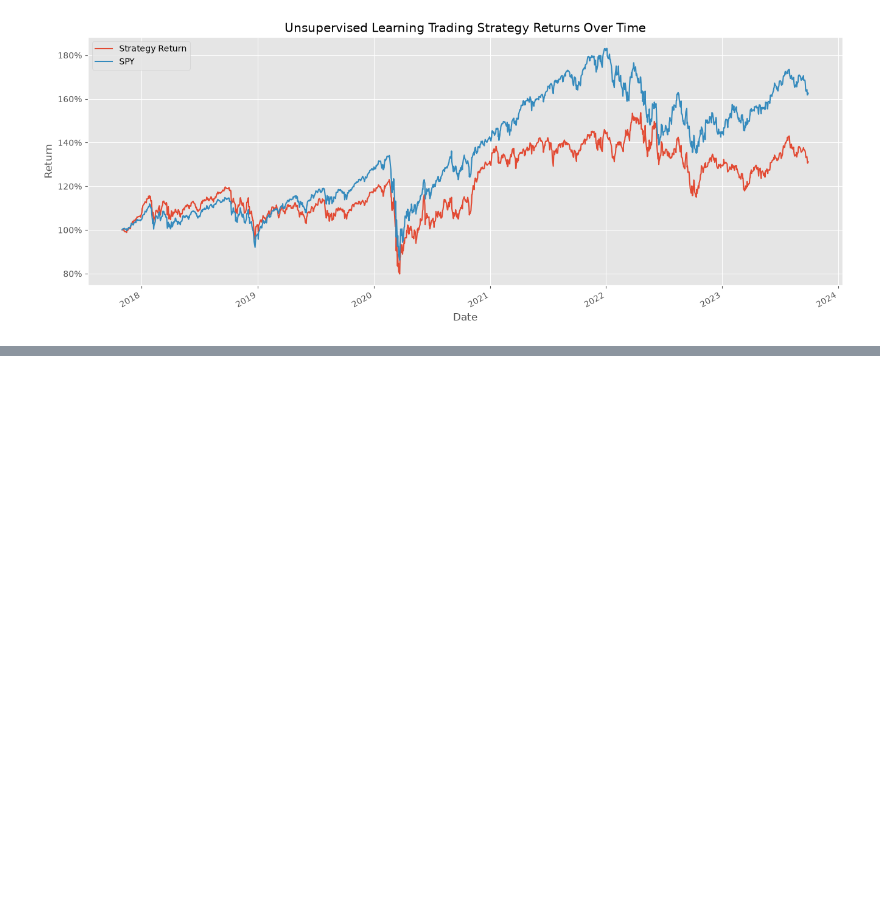
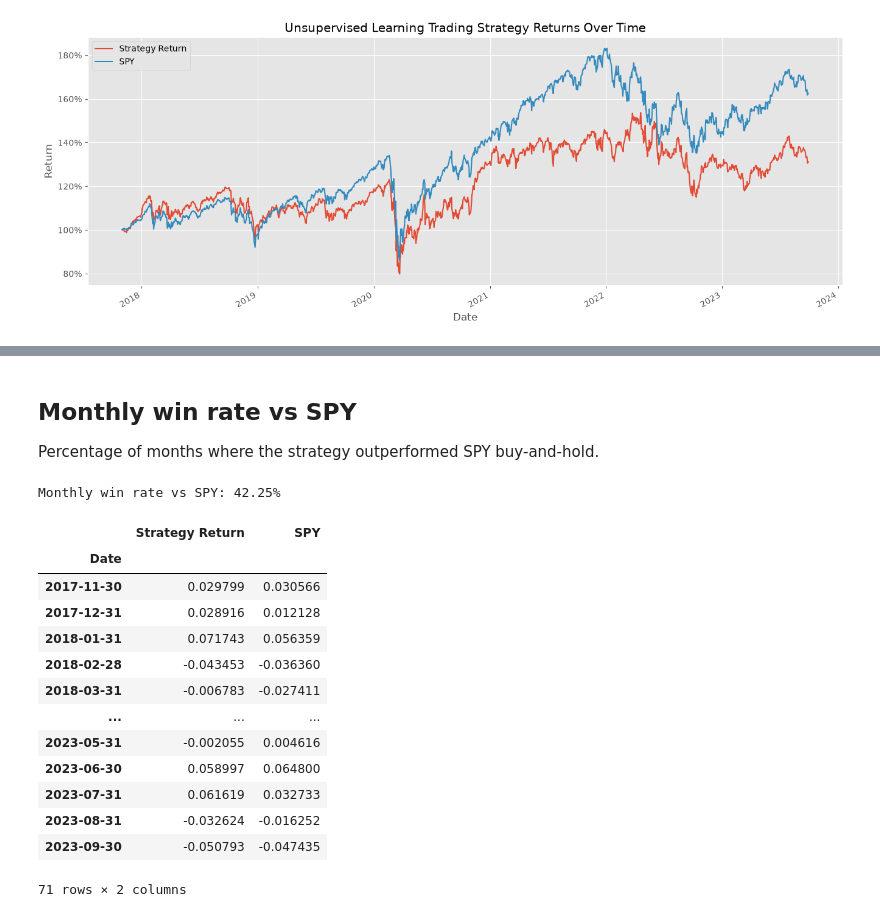
Before and after one commit to JulyTeaT/unsupervised-ml-trading-strategy, a Jupyter notebook: Notebook/algorithmic-trading-strategy.ipynb, the cells around one changed output, grey strips where cells are left out. Saved outputs shown, nothing was run; the diff lists cells and outputs as text; code cells hidden in the pictures; blank space fills up the shorter version.

```diff
--- a/Notebook/algorithmic-trading-strategy.ipynb
+++ b/Notebook/algorithmic-trading-strategy.ipynb
@@ -791,0 +900,28 @@ plt.show()
+# %% [markdown]
+## Monthly win rate vs SPY
+
+Percentage of months where the strategy outperformed SPY buy-and-hold.
+# %%
+monthly = np.exp(portfolio_df.resample('ME').sum()) - 1
+
+win_rate = (monthly['Strategy Return'] > monthly['SPY']).mean()
+
+print(f"Monthly win rate vs SPY: {win_rate:.2%}")
+
+monthly
+# %% [output]
+Monthly win rate vs SPY: 42.25%
+|  | Strategy Return | SPY |
+| Date |  |  |
+| 2017-11-30 | 0.029799 | 0.030566 |
+| 2017-12-31 | 0.028916 | 0.012128 |
+| 2018-01-31 | 0.071743 | 0.056359 |
+| 2018-02-28 | -0.043453 | -0.036360 |
+| 2018-03-31 | -0.006783 | -0.027411 |
+| ... | ... | ... |
+| 2023-05-31 | -0.002055 | 0.004616 |
+| 2023-06-30 | 0.058997 | 0.064800 |
+| 2023-07-31 | 0.061619 | 0.032733 |
+| 2023-08-31 | -0.032624 | -0.016252 |
+| 2023-09-30 | -0.050793 | -0.047435 |
+71 rows × 2 columns
```
Also changed, not shown: parts of 28 cells of this notebook.
